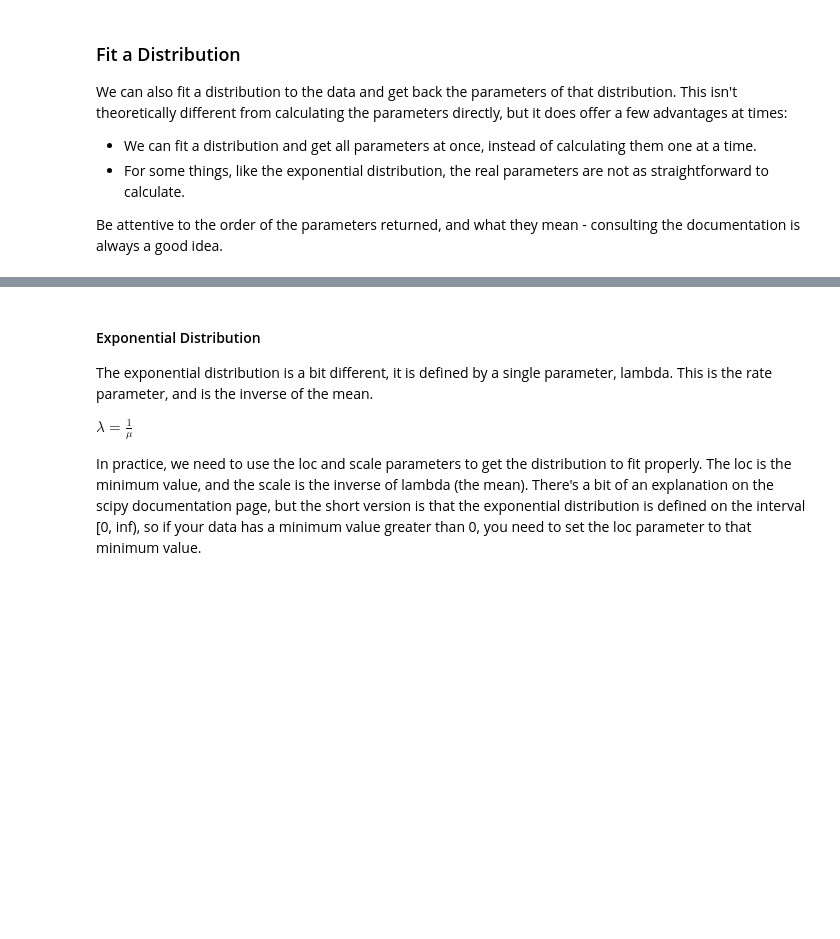
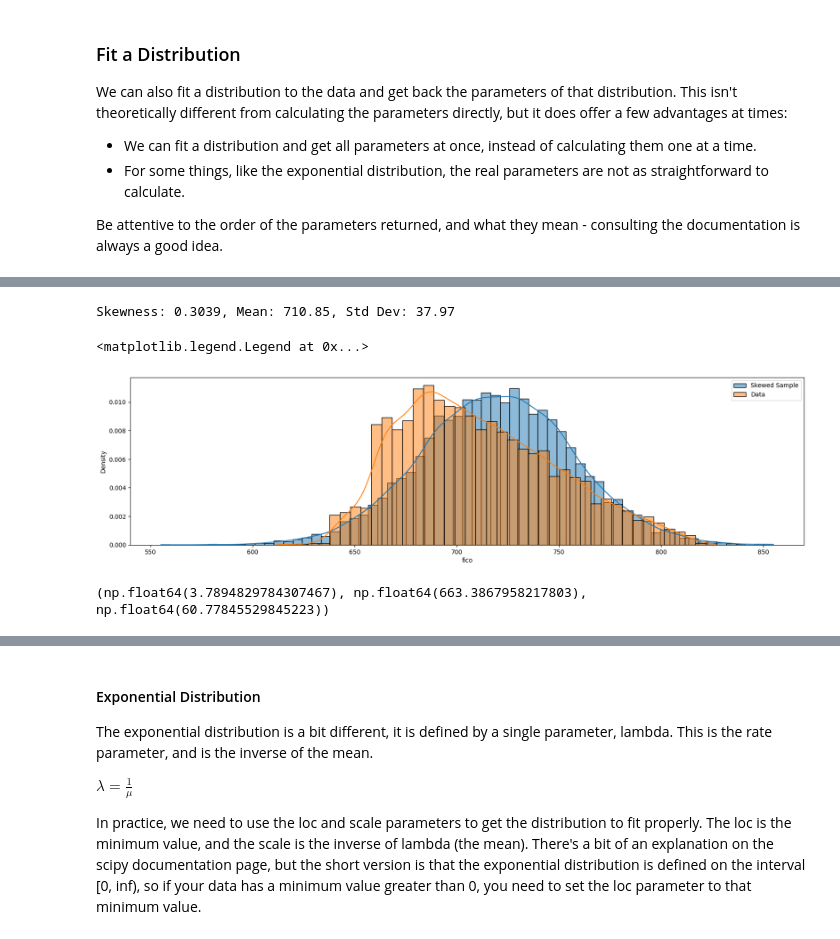
Before and after one commit to AkeemSemperDataScience/Basic_Stats_in_Python_Student_Repository, a Jupyter notebook: 010_PDF.ipynb, the cells around one changed output, grey strips where cells are left out. Drawn from its saved outputs; the diff is of its cells as text; code cells hidden in the pictures; blank space fills up the shorter version.

```diff
--- a/010_PDF.ipynb
+++ b/010_PDF.ipynb
@@ -386,0 +387,22 @@ plt.show()
+# %%
+skw = thinkstats2.PearsonMedianSkewness(df["fico"])
+meanFico = df["fico"].mean()
+stdFico = df["fico"].std()
+
+print(f"Skewness: {skw:.4f}, Mean: {meanFico:.2f}, Std Dev: {stdFico:.2f}")
+# %% [output]
+Skewness: 0.3039, Mean: 710.85, Std Dev: 37.97
+# %%
+ficoSkewNormFrozen = scipy.stats.skewnorm(a=skw, loc=meanFico, scale=stdFico)
+ficoSkewSample = ficoSkewNormFrozen.rvs(10000)
+sns.histplot(ficoSkewSample, kde=True, stat="density", label="Skewed Sample")
+sns.histplot(df["fico"], kde=True, stat="density", label="Data")
+plt.legend()
+# %% [output]
+<matplotlib.legend.Legend at 0x...>
+[figure, added]
+# %%
+ficoSkewParams = scipy.stats.skewnorm.fit(df["fico"])
+print(ficoSkewParams)
+# %% [output]
+(np.float64(3.7894829784307467), np.float64(663.3867958217803), np.float64(60.77845529845223))
```
Also changed, not shown: parts of 11 cells of this notebook, 8 other files.
